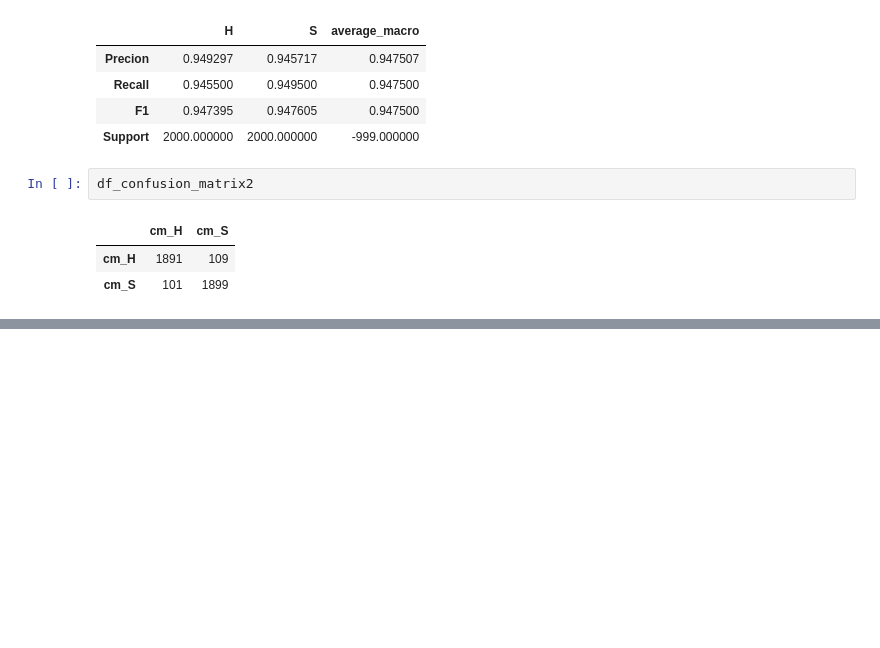
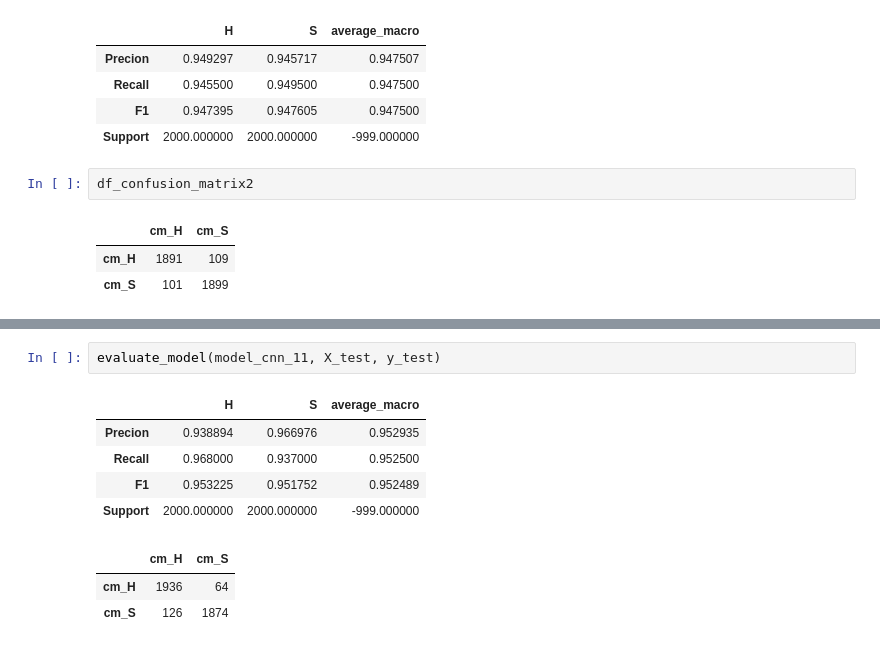
Before and after one commit to kbenmus02/A62-EquipeCV, a Jupyter notebook: notebook/iteration_3_model_6_cnn_dropout.ipynb, the cells around one changed output, grey strips where cells are left out. Drawn from its saved outputs; the diff is of its cells as text; blank space fills up the shorter version.

```diff
--- a/notebook/iteration_3_model_6_cnn_dropout.ipynb
+++ b/notebook/iteration_3_model_6_cnn_dropout.ipynb
@@ -839,0 +853,11 @@ df_confusion_matrix2
+# %%
+evaluate_model(model_cnn_11, X_test, y_test)
+# %% [output]
+|  | H | S | average_macro |
+| Precion | 0.938894 | 0.966976 | 0.952935 |
+| Recall | 0.968000 | 0.937000 | 0.952500 |
+| F1 | 0.953225 | 0.951752 | 0.952489 |
+| Support | 2000.000000 | 2000.000000 | -999.000000 |
+|  | cm_H | cm_S |
+| cm_H | 1936 | 64 |
+| cm_S | 126 | 1874 |
```
Also changed, not shown: parts of 10 cells of this notebook.
